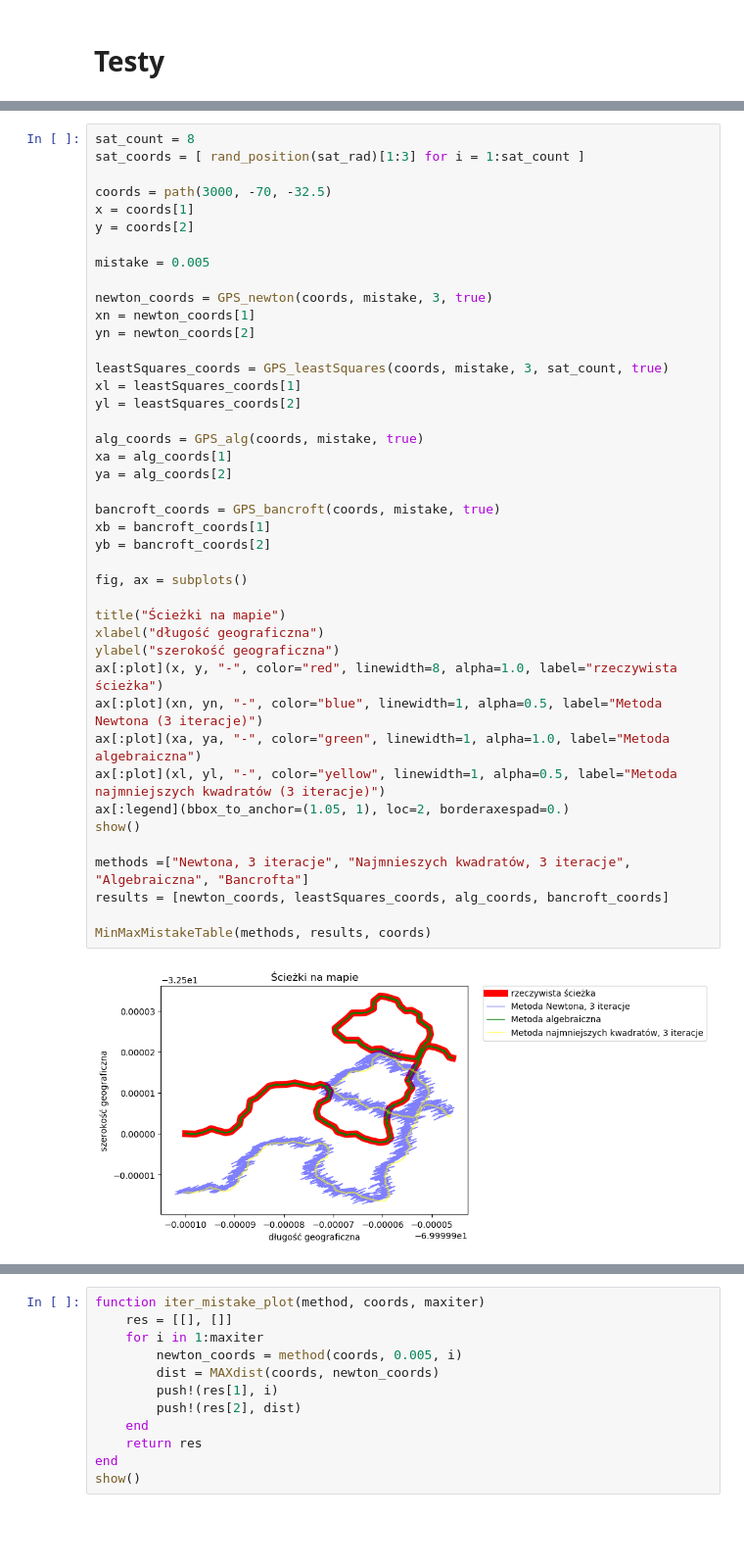
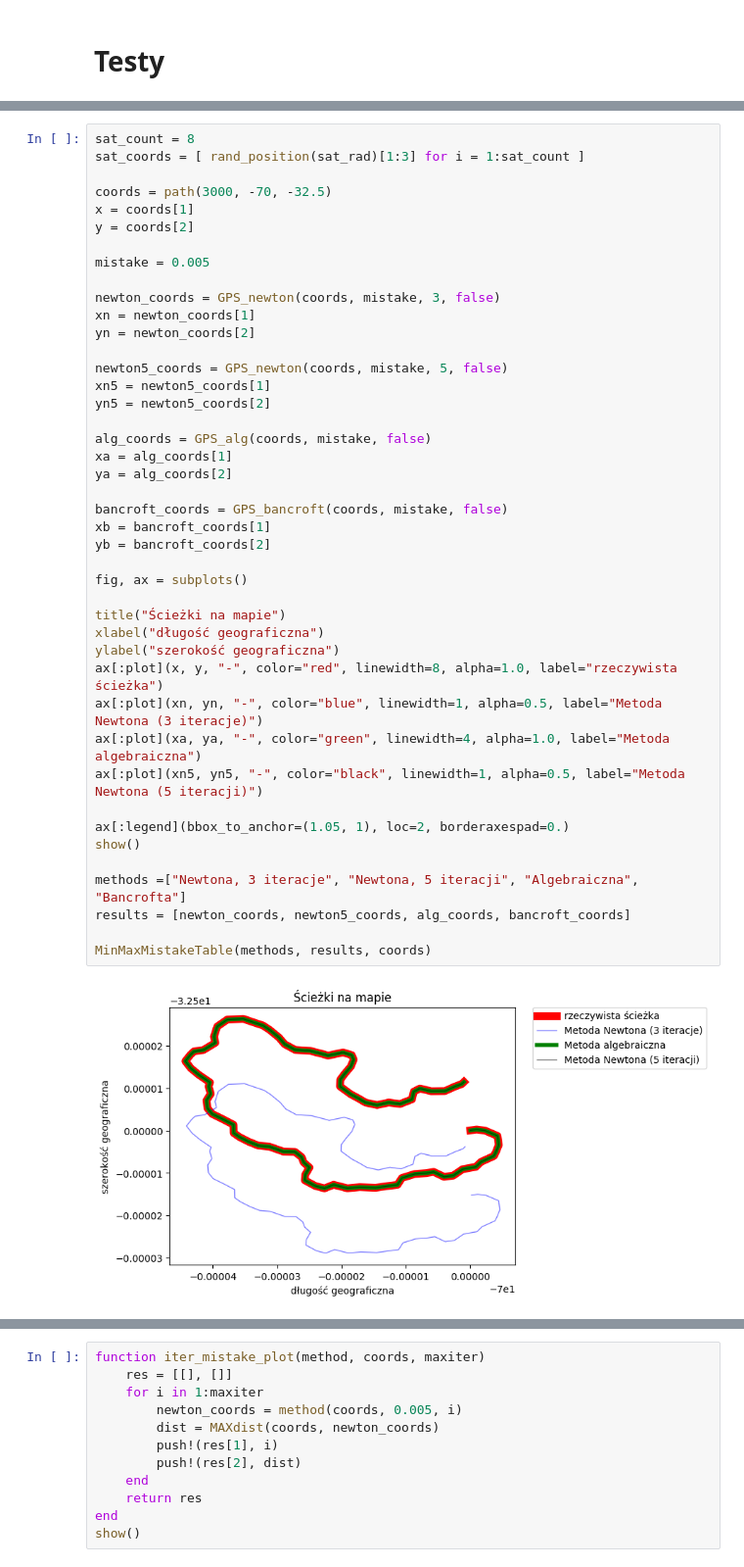
Before and after one commit to jakubzadrozny/pracownia2, a Jupyter notebook: prog/program.ipynb, the cells around one changed output, grey strips where cells are left out. Shown: that part at 98% size. Drawn from its saved outputs; the diff is of its cells as text; blank space fills up the shorter version.

```diff
--- a/prog/program.ipynb
+++ b/prog/program.ipynb
@@ -66,42 +68,43 @@ sat_coords = [ rand_position(sat_rad)[1:3] for i = 1:sat_count ]
 
 coords = path(3000, -70, -32.5)
 x = coords[1]
 y = coords[2]
 
 mistake = 0.005
 
-newton_coords = GPS_newton(coords, mistake, 3, true)
+newton_coords = GPS_newton(coords, mistake, 3, false)
 xn = newton_coords[1]
 yn = newton_coords[2]
 
-leastSquares_coords = GPS_leastSquares(coords, mistake, 3, sat_count, true)
-xl = leastSquares_coords[1]
-yl = leastSquares_coords[2]
+newton5_coords = GPS_newton(coords, mistake, 5, false)
+xn5 = newton5_coords[1]
+yn5 = newton5_coords[2]
 
-alg_coords = GPS_alg(coords, mistake, true)
+alg_coords = GPS_alg(coords, mistake, false)
 xa = alg_coords[1]
 ya = alg_coords[2]
 
-bancroft_coords = GPS_bancroft(coords, mistake, true)
+bancroft_coords = GPS_bancroft(coords, mistake, false)
 xb = bancroft_coords[1]
 yb = bancroft_coords[2]
 
 fig, ax = subplots()
 
 title("Ścieżki na mapie")
 xlabel("długość geograficzna")
 ylabel("szerokość geograficzna")
 ax[:plot](x, y, "-", color="red", linewidth=8, alpha=1.0, label="rzeczywista ścieżka")
 ax[:plot](xn, yn, "-", color="blue", linewidth=1, alpha=0.5, label="Metoda Newtona (3 iteracje)")
-ax[:plot](xa, ya, "-", color="green", linewidth=1, alpha=1.0, label="Metoda algebraiczna")
-ax[:plot](xl, yl, "-", color="yellow", linewidth=1, alpha=0.5, label="Metoda najmniejszych kwadratów (3 iteracje)")
+ax[:plot](xa, ya, "-", color="green", linewidth=4, alpha=1.0, label="Metoda algebraiczna")
+ax[:plot](xn5, yn5, "-", color="black", linewidth=1, alpha=0.5, label="Metoda Newtona (5 iteracji)")
+
 ax[:legend](bbox_to_anchor=(1.05, 1), loc=2, borderaxespad=0.)
 show()
 
-methods =["Newtona, 3 iteracje", "Najmnieszych kwadratów, 3 iteracje", "Algebraiczna", "Bancrofta"]
-results = [newton_coords, leastSquares_coords, alg_coords, bancroft_coords]
+methods =["Newtona, 3 iteracje", "Newtona, 5 iteracji", "Algebraiczna", "Bancrofta"]
+results = [newton_coords, newton5_coords, alg_coords, bancroft_coords]
 
 MinMaxMistakeTable(methods, results, coords)
 # %% [output]
-[figure, old version]
+[figure, new version]
 | Metoda | Największy błąd | Najmniejszy błąd |
```
Also changed, not shown: parts of 25 cells of this notebook, 5 other files.
